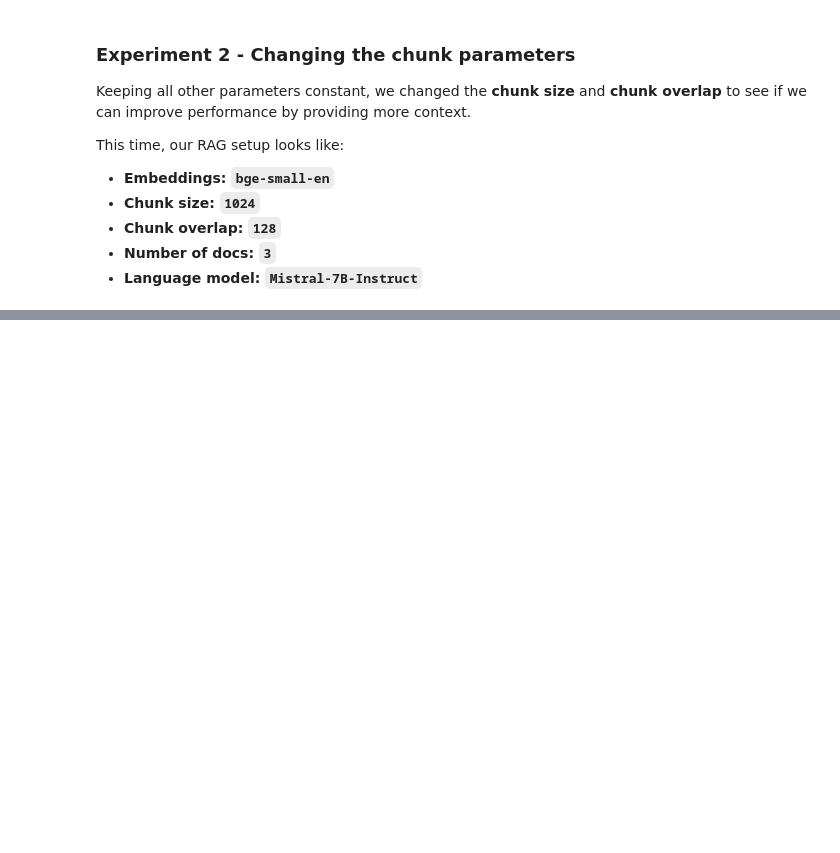
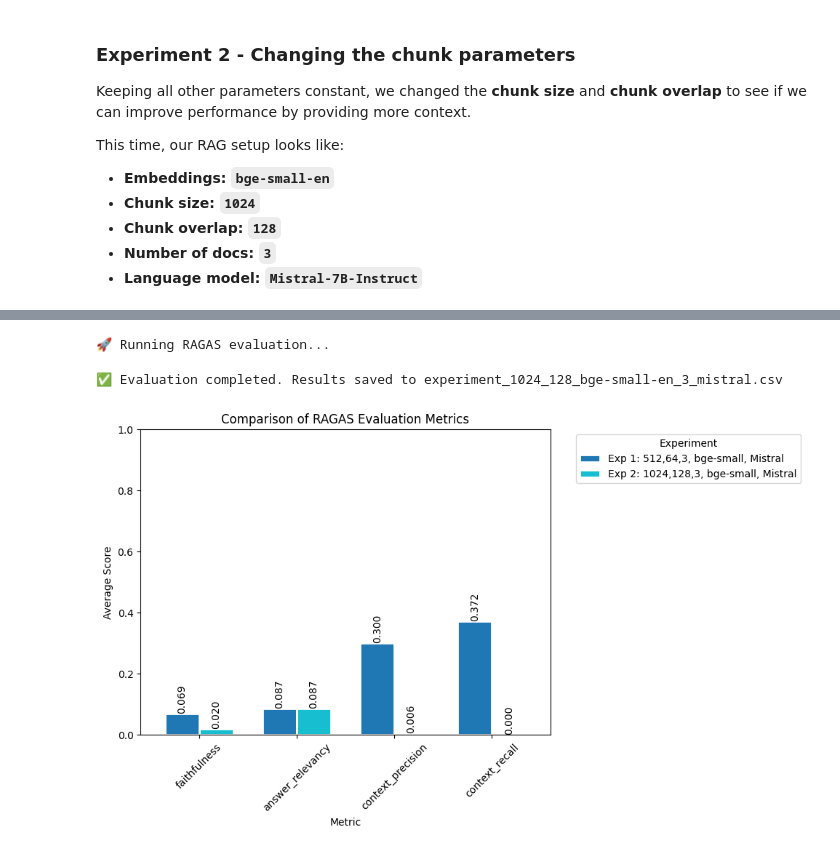
Before and after one commit to trlhvinh04/multimodal-rag-baseline, a Jupyter notebook: notebooks/LLM_parse/Rag_summary_LLM copy.ipynb, the cells around one changed output, grey strips where cells are left out. Drawn from its saved outputs; the diff is of its cells as text; code cells hidden in the pictures; blank space fills up the shorter version.

Commit message:
Feat: Update extract table tools, parsing tools, VLM-VLM approach

```diff
--- a/notebooks/LLM_parse/Rag_summary_LLM copy.ipynb
+++ b/notebooks/LLM_parse/Rag_summary_LLM copy.ipynb
@@ -704,0 +833,8 @@ AttributeError: 'QuotientAI' object has no attribute 'create_recipe'
+# %%
+recipe_info = {
+    "id": "mistral-7b",
+    "model_id": 10,
+    "prompt_template_id": 1,
+    "name": "mistral-7b-instruct-qa-with-rag",
+    "description": "Mistral-7b-instruct using a prompt template that includes context."
+}
@@ -705,8 +846,8 @@ AttributeError: 'QuotientAI' object has no attribute 'create_recipe'
 # %%
 # Now we can kick off an evaluation job
-experiment_1 = run_eval(eval_df,
+experiment_1 = run_ragas_eval(eval_df,
                         collection_name=COLLECTION_NAME,
                         doc_retrieval_function=get_documents,
-                        recipe_id=recipe_mistral['id'],
+                        recipe_id=recipe_info['id'],
                         num_docs=num_docs,
                         path=f"{COLLECTION_NAME}_{num_docs}_mistral.csv")
@@ -744,29 +933,17 @@ add_documents(client,
 # %%
-experiment_2 = run_eval(eval_df,
+experiment_2 = run_ragas_eval(eval_df,
                         collection_name=COLLECTION_NAME,
                         doc_retrieval_function=get_documents,
-                        recipe_id=recipe_mistral['id'],
+                        recipe_id=recipe_info['id'],
                         num_docs=num_docs,
                         path=f"{COLLECTION_NAME}_{num_docs}_mistral.csv")
+# %% [output]
+🚀 Running RAGAS evaluation...
+✅ Evaluation completed. Results saved to experiment_1024_128_bge-small-en_3_mistral.csv
 # %%
-exp1 = ['Experiment 1:   512,   64, 3, bge-small, Mistral'] + experiment_1[main_metrics].mean().to_list()
-exp2 = ['Experiment 2: 1024, 128, 3, bge-small, Mistral'] + experiment_2[main_metrics].mean().to_list()
+experiment_names = ["Exp 1: 512,64,3, bge-small, Mistral", "Exp 2: 1024,128,3, bge-small, Mistral"]
+metrics_to_plot = ["faithfulness", "answer_relevancy", "context_precision", "context_recall"]
 
-stats = pd.DataFrame([exp1, exp2], columns=['experiment']+main_metrics)
-stats = pd.pivot_table(stats, columns='experiment')
-stats = stats.loc[["Chunk Relevance","Context Relevance","Faithfulness","ROUGE-L","BERTScore","BERT Sentence Similarity"]]
-
-ax1 = stats.plot(kind='bar',
-                 figsize=(8,7),
-                 width=0.7, edgecolor="w", linewidth=2,
-                 ylim=[0,1.1],
-                 xlabel='Metric',
-                 ylabel="Score",
-                 title="Qdrant Documentation Question Answering",
-                 color=["#65AEEA","#CEC825","#F7693C","#D8D7CA","#7D7D6C"])
-
-ax1.legend(loc='upper left', bbox_to_anchor=(1, 1))
-ax1.tick_params(axis='x', rotation=45)
-
-for container in ax1.containers:
-  ax1.bar_label(container, fmt='%.3f', rotation=90)
+plot_experiment_comparison([experiment_1, experiment_2], experiment_names, metrics_to_plot)
+# %% [output]
+[figure, added]
```
Also changed, not shown: parts of 26 cells of this notebook, 8 other files.
